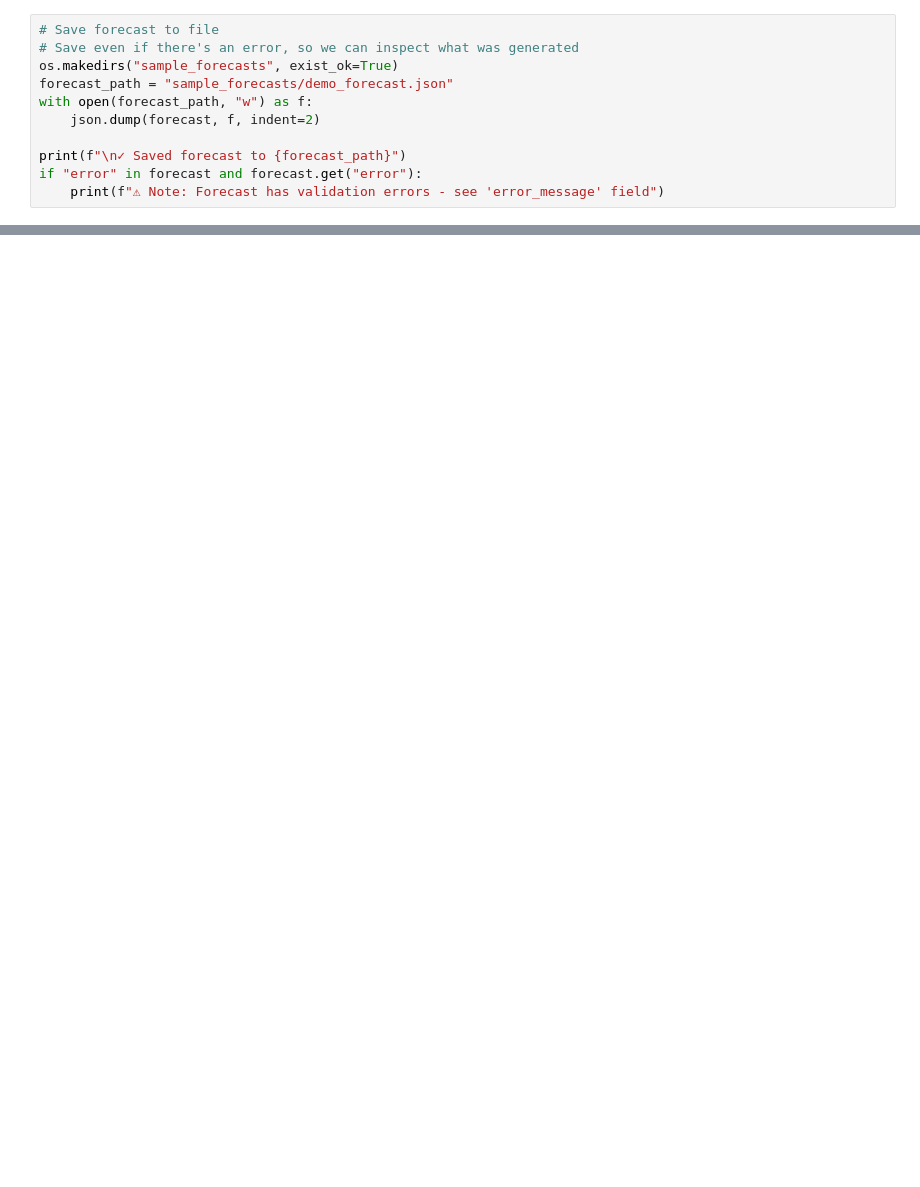
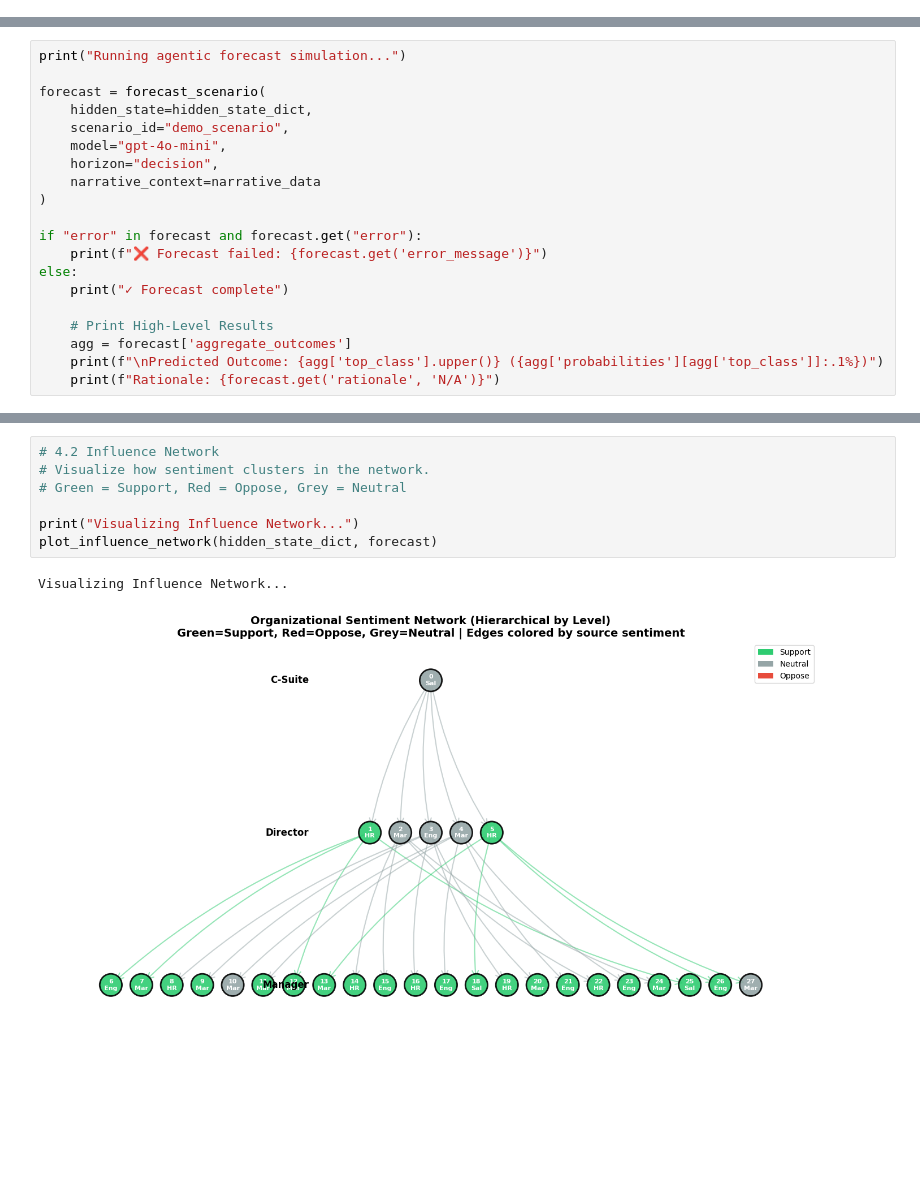
Before and after one commit to clutchnoob/echo_multiagent, a Jupyter notebook: data_generation/pipeline_demo.ipynb, the cells around one changed output, grey strips where cells are left out. Saved outputs shown, nothing was run; the diff lists cells and outputs as text; blank space fills up the shorter version.

```diff
--- a/data_generation/pipeline_demo.ipynb
+++ b/data_generation/pipeline_demo.ipynb
@@ -432,11 +41,0 @@ Warnings:
-# %%
-# Save forecast to file
-# Save even if there's an error, so we can inspect what was generated
-os.makedirs("sample_forecasts", exist_ok=True)
-forecast_path = "sample_forecasts/demo_forecast.json"
-with open(forecast_path, "w") as f:
-    json.dump(forecast, f, indent=2)
-
-print(f"\n✓ Saved forecast to {forecast_path}")
-if "error" in forecast and forecast.get("error"):
-    print(f"⚠ Note: Forecast has validation errors - see 'error_message' field")
@@ -508,0 +128,20 @@ Key Statistics:
+# %%
+print("Running agentic forecast simulation...")
+
+forecast = forecast_scenario(
+    hidden_state=hidden_state_dict,
+    scenario_id="demo_scenario",
+    model="gpt-4o-mini",
+    horizon="decision",
+    narrative_context=narrative_data
+)
+
+if "error" in forecast and forecast.get("error"):
+    print(f"❌ Forecast failed: {forecast.get('error_message')}")
+else:
+    print("✓ Forecast complete")
+
+    # Print High-Level Results
+    agg = forecast['aggregate_outcomes']
+    print(f"\nPredicted Outcome: {agg['top_class'].upper()} ({agg['probabilities'][agg['top_class']]:.1%})")
+    print(f"Rationale: {forecast.get('rationale', 'N/A')}")
@@ -508,0 +205,10 @@ Key Statistics:
+# %%
+# 4.2 Influence Network
+# Visualize how sentiment clusters in the network.
+# Green = Support, Red = Oppose, Grey = Neutral
+
+print("Visualizing Influence Network...")
+plot_influence_network(hidden_state_dict, forecast)
+# %% [output]
+Visualizing Influence Network...
+[figure, added]
```
Also changed, not shown: parts of 30 cells of this notebook, 5 other files.
